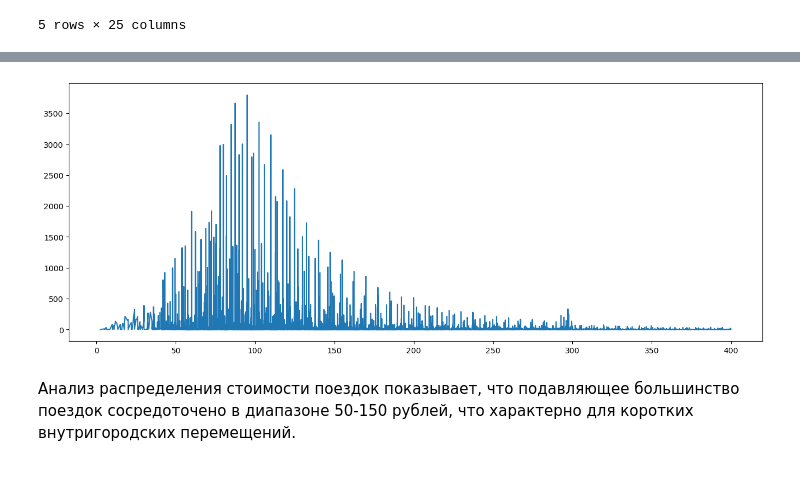
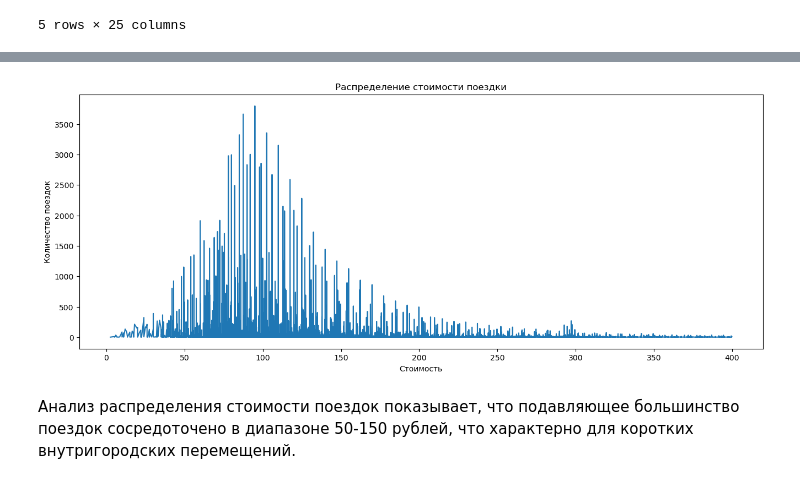
Before and after one commit to tamplier6/scooter-sharing-analysis, a Jupyter notebook: notebooks/sales_analysis.ipynb, the cells around one changed output, grey strips where cells are left out. Saved outputs shown, nothing was run; the diff lists cells and outputs as text; code cells hidden in the pictures.

```diff
--- a/notebooks/sales_analysis.ipynb
+++ b/notebooks/sales_analysis.ipynb
@@ -35,10 +35,13 @@ df_clean = df_clean[(df_clean['nominal_price_rub_amt'] < 400)]
 # %%
 plt.figure(figsize=(16,6))
 rub_amt = df_clean.groupby('nominal_price_rub_amt')['order_rk'].count().reset_index()
 rub_amt.columns = ['price_rub_amt', 'count']
-plt.plot(rub_amt['price_rub_amt'], rub_amt['count']);
+plt.plot(rub_amt['price_rub_amt'], rub_amt['count'])
+plt.title('Распределение стоимости поездки')
+plt.xlabel('Стоимость')
+plt.ylabel('Количество поездок');
 # %% [output]
-[figure, old version]
+[figure, new version]
 # %% [markdown]
 Анализ распределения стоимости поездок показывает, что подавляющее большинство поездок сосредоточено в диапазоне 50-150 рублей, что характерно для коротких внутригородских перемещений.
 # %%
```
Also changed, not shown: parts of 8 cells of this notebook, 2 other files.
